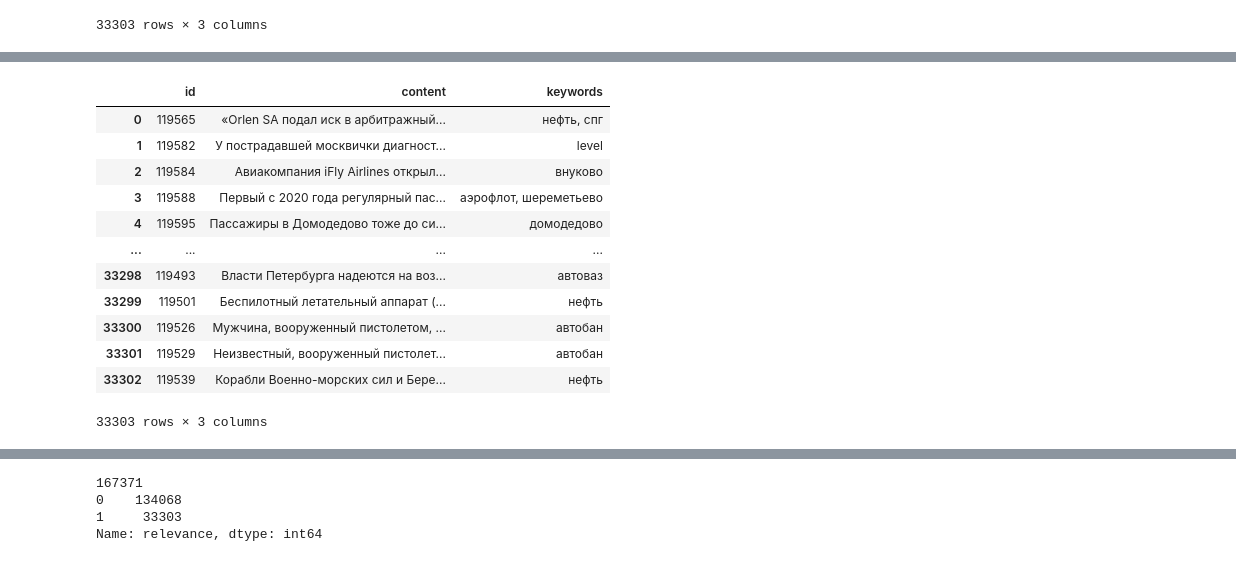
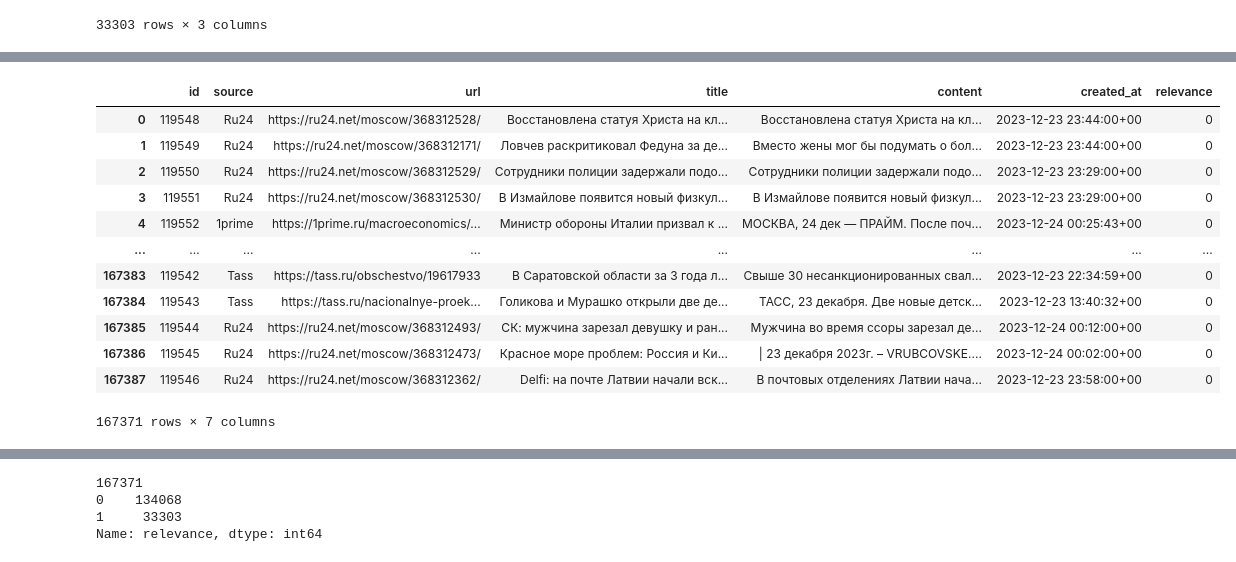
Before and after one commit to Angon-pro/DS-ML_projects, a Jupyter notebook: Article_relevance_classification/Article_relevance_classification.ipynb, the cells around one changed output, grey strips where cells are left out. Drawn from its saved outputs; the diff is of its cells as text; code cells hidden in the pictures.

```diff
--- a/Article_relevance_classification/Article_relevance_classification.ipynb
+++ b/Article_relevance_classification/Article_relevance_classification.ipynb
@@ -39,7 +59,7 @@ drive.mount("/content/drive", force_remount = True)
 # %% [output]
 Mounted at /content/drive
 # %%
-path_db = "drive/MyDrive/Career and Education/SBER/DS • ML/Relevance classifier/db.csv"
+path_db = "drive/MyDrive/Career and Education/SBER/DS • ML/Articles proc/db.csv"
 db = pd.read_csv(path_db)
 db
 # %% [output]
@@ -57,7 +77,7 @@ db
 | 167387 | 119546 | Ru24 | https://ru24.net/moscow/368312362/ | Delfi: на почте Латвии начали вск... | В почтовых отделениях Латвии нача... | 2023-12-23 23:58:00+00 |
 167388 rows × 6 columns
 # %%
-path_result = "drive/MyDrive/Career and Education/SBER/DS • ML/Relevance classifier/result.csv"
+path_result = "drive/MyDrive/Career and Education/SBER/DS • ML/Articles proc/result.csv"
 result = pd.read_csv(path_result)
 result
 # %% [output]
@@ -77,17 +110,17 @@ result
 # %%
-result = result[result['content'].apply(lambda x: isinstance(x, str))]
-result
+db = db[db['title'].apply(lambda x: isinstance(x, str)) & db['content'].apply(lambda x: isinstance(x, str))]
+db
 # %% [output]
-|  | id | content | keywords |
-| 0 | 119565 | «Orlen SA подал иск в арбитражный... | нефть, спг |
-| 1 | 119582 | У пострадавшей москвички диагност... | level |
-| 2 | 119584 | Авиакомпания iFly Airlines открыл... | внуково |
-| 3 | 119588 | Первый с 2020 года регулярный пас... | аэрофлот, шереметьево |
-| 4 | 119595 | Пассажиры в Домодедово тоже до си... | домодедово |
-| ... | ... | ... | ... |
-| 33298 | 119493 | Власти Петербурга надеются на воз... | автоваз |
-| 33299 | 119501 | Беспилотный летательный аппарат (... | нефть |
-| 33300 | 119526 | Мужчина, вооруженный пистолетом, ... | автобан |
-| 33301 | 119529 | Неизвестный, вооруженный пистолет... | автобан |
-| 33302 | 119539 | Корабли Военно-морских сил и Бере... | нефть |
+|  | id | source | url | title | content | created_at | relevance |
+| 0 | 119548 | Ru24 | https://ru24.net/moscow/368312528/ | Восстановлена статуя Христа на кл... | Восстановлена статуя Христа на кл... | 2023-12-23 23:44:00+00 | 0 |
+| 1 | 119549 | Ru24 | https://ru24.net/moscow/368312171/ | Ловчев раскритиковал Федуна за де... | Вместо жены мог бы подумать о бол... | 2023-12-23 23:44:00+00 | 0 |
+| 2 | 119550 | Ru24 | https://ru24.net/moscow/368312529/ | Сотрудники полиции задержали подо... | Сотрудники полиции задержали подо... | 2023-12-23 23:29:00+00 | 0 |
+| 3 | 119551 | Ru24 | https://ru24.net/moscow/368312530/ | В Измайлове появится новый физкул... | В Измайлове появится новый физкул... | 2023-12-23 23:29:00+00 | 0 |
+| 4 | 119552 | 1prime | https://1prime.ru/macroeconomics/... | Министр обороны Италии призвал к ... | МОСКВА, 24 дек — ПРАЙМ. После поч... | 2023-12-24 00:25:43+00 | 0 |
+| ... | ... | ... | ... | ... | ... | ... | ... |
+| 167383 | 119542 | Tass | https://tass.ru/obschestvo/19617933 | В Саратовской области за 3 года л... | Свыше 30 несанкционированных свал... | 2023-12-23 22:34:59+00 | 0 |
+| 167384 | 119543 | Tass | https://tass.ru/nacionalnye-proek... | Голикова и Мурашко открыли две де... | ТАСС, 23 декабря. Две новые детск... | 2023-12-23 13:40:32+00 | 0 |
+| 167385 | 119544 | Ru24 | https://ru24.net/moscow/368312493/ | СК: мужчина зарезал девушку и ран... | Мужчина во время ссоры зарезал де... | 2023-12-24 00:12:00+00 | 0 |
+| 167386 | 119545 | Ru24 | https://ru24.net/moscow/368312473/ | Красное море проблем: Россия и Ки... | | 23 декабря 2023г. – VRUBCOVSKE.... | 2023-12-24 00:02:00+00 | 0 |
+| 167387 | 119546 | Ru24 | https://ru24.net/moscow/368312362/ | Delfi: на почте Латвии начали вск... | В почтовых отделениях Латвии нача... | 2023-12-23 23:58:00+00 | 0 |
-33303 rows × 3 columns
+167371 rows × 7 columns
```
Also changed, not shown: parts of 219 cells of this notebook, 1 other file.
